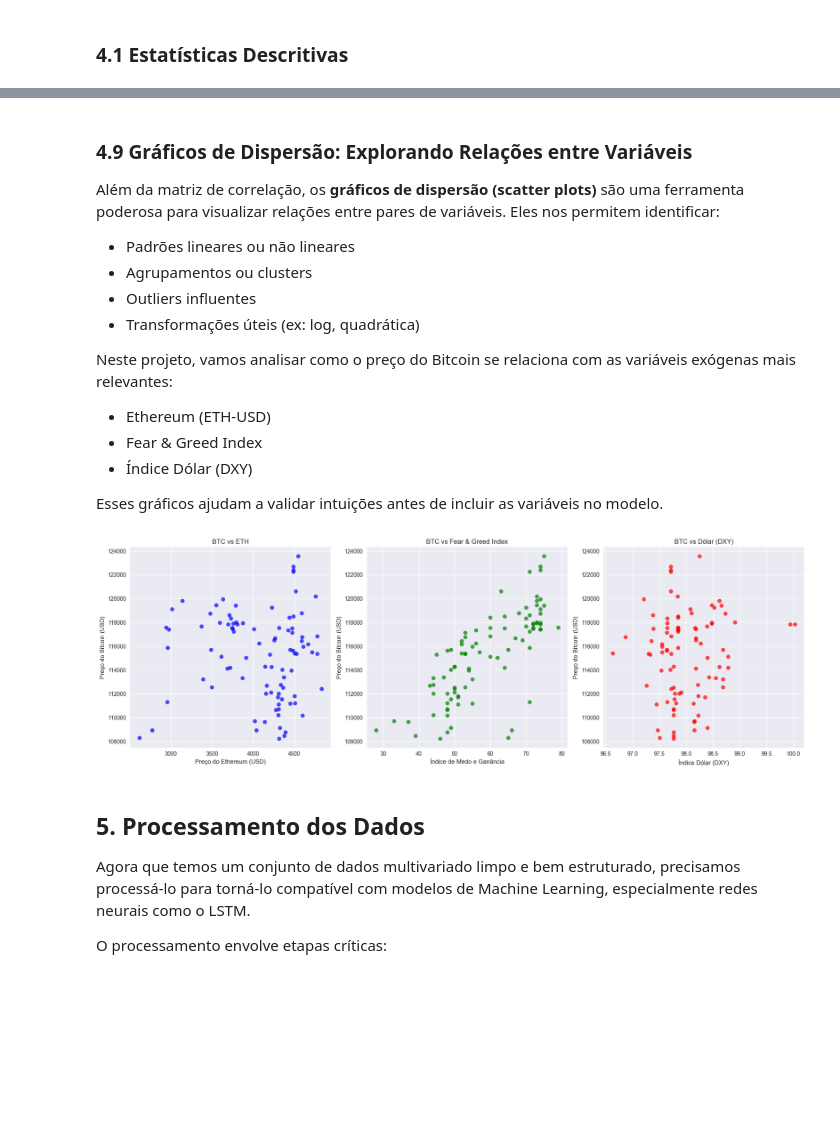
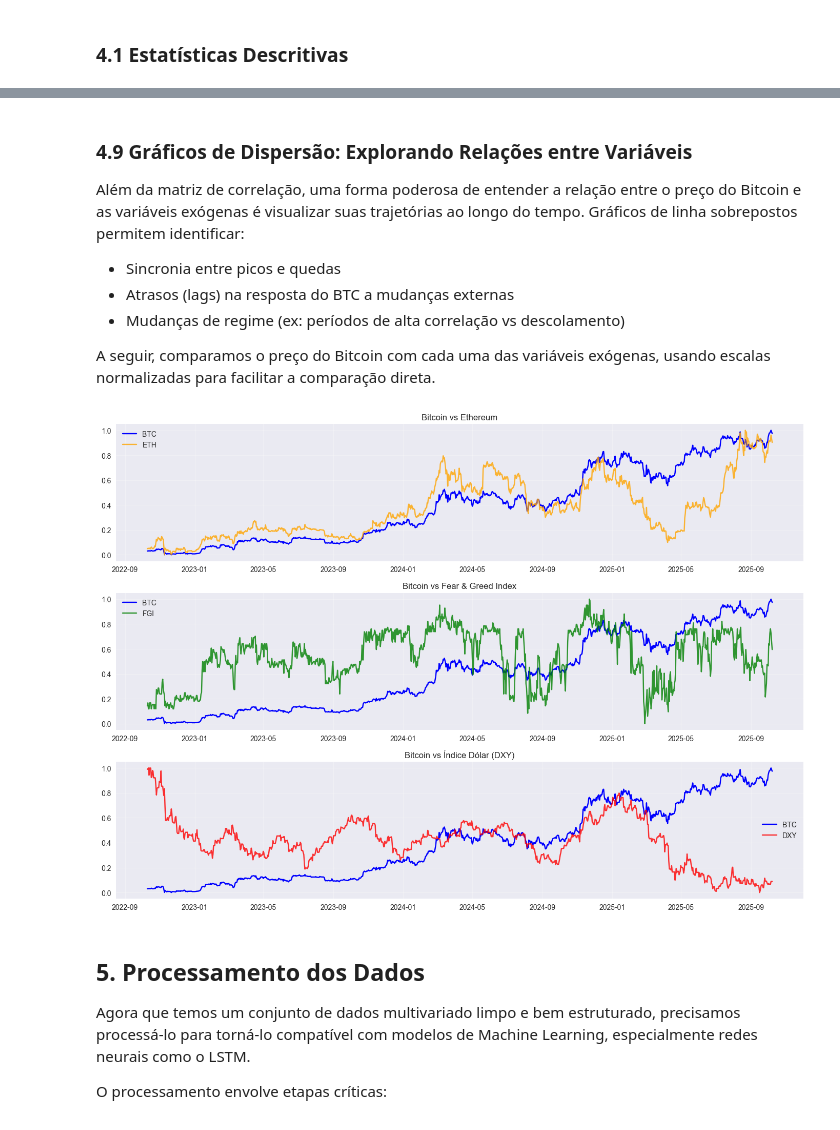
Before and after one commit to alexsoares4a/5mlet_tc_03, a Jupyter notebook: 5mlet_tc_03.ipynb, the cells around one changed output, grey strips where cells are left out. Cells and saved outputs as stored; diff of their text form; code cells hidden in the pictures; blank space fills up the shorter version.

Commit message:
Atualização do notebook para entrega final.

```diff
--- a/5mlet_tc_03.ipynb
+++ b/5mlet_tc_03.ipynb
@@ -510,43 +617,52 @@ Name: btc_close, dtype: float64
 # %% [markdown]
 ### 4.9 Gráficos de Dispersão: Explorando Relações entre Variáveis
 
-Além da matriz de correlação, os **gráficos de dispersão (scatter plots)** são uma ferramenta poderosa para visualizar relações entre pares de variáveis. Eles nos permitem identificar:
-- Padrões lineares ou não lineares
-- Agrupamentos ou clusters
-- Outliers influentes
-- Transformações úteis (ex: log, quadrática)
+Além da matriz de correlação, uma forma poderosa de entender a relação entre o preço do Bitcoin e as variáveis exógenas é visualizar suas trajetórias ao longo do tempo. Gráficos de linha sobrepostos permitem identificar:
 
-Neste projeto, vamos analisar como o preço do Bitcoin se relaciona com as variáveis exógenas mais relevantes:
-- Ethereum (ETH-USD)
-- Fear & Greed Index
-- Índice Dólar (DXY)
+- Sincronia entre picos e quedas
+- Atrasos (lags) na resposta do BTC a mudanças externas
+- Mudanças de regime (ex: períodos de alta correlação vs descolamento)
 
-Esses gráficos ajudam a validar intuições antes de incluir as variáveis no modelo.
+
+A seguir, comparamos o preço do Bitcoin com cada uma das variáveis exógenas, usando escalas normalizadas para facilitar a comparação direta.
 # %%
-fig, axes = plt.subplots(1, 3, figsize=(18, 6))
+# Criar cópia com normalização
+df_plot = df_final[['btc_close', 'eth_close', 'fgi', 'dxy']].copy()
+scaler_plot = MinMaxScaler()
+df_plot_scaled = pd.DataFrame(
+    scaler_plot.fit_transform(df_plot),
+    index=df_plot.index,
+    columns=df_plot.columns
+)
+
+# Plotar
+fig, axes = plt.subplots(3, 1, figsize=(14, 10))
 
 # BTC vs ETH
-axes[0].scatter(df_final['eth_close'], df_final['btc_close'], alpha=0.7, color='blue')
-axes[0].set_title('BTC vs ETH')
-axes[0].set_xlabel('Preço do Ethereum (USD)')
-axes[0].set_ylabel('Preço do Bitcoin (USD)')
+axes[0].plot(df_plot_scaled.index, df_plot_scaled['btc_close'], label='BTC', color='blue')
+axes[0].plot(df_plot_scaled.index, df_plot_scaled['eth_close'], label='ETH', color='orange', alpha=0.8)
+axes[0].set_title('Bitcoin vs Ethereum')
+axes[0].legend()
+axes[0].grid(True, alpha=0.3)
 
 # BTC vs FGI
-axes[1].scatter(df_final['fgi'], df_final['btc_close'], alpha=0.7, color='green')
-axes[1].set_title('BTC vs Fear & Greed Index')
-axes[1].set_xlabel('Índice de Medo e Ganância')
-axes[1].set_ylabel('Preço do Bitcoin (USD)')
+axes[1].plot(df_plot_scaled.index, df_plot_scaled['btc_close'], label='BTC', color='blue')
+axes[1].plot(df_plot_scaled.index, df_plot_scaled['fgi'], label='FGI', color='green', alpha=0.8)
+axes[1].set_title('Bitcoin vs Fear & Greed Index')
+axes[1].legend()
+axes[1].grid(True, alpha=0.3)
 
 # BTC vs DXY
-axes[2].scatter(df_final['dxy'], df_final['btc_close'], alpha=0.7, color='red')
-axes[2].set_title('BTC vs Dólar (DXY)')
-axes[2].set_xlabel('Índice Dólar (DXY)')
-axes[2].set_ylabel('Preço do Bitcoin (USD)')
+axes[2].plot(df_plot_scaled.index, df_plot_scaled['btc_close'], label='BTC', color='blue')
+axes[2].plot(df_plot_scaled.index, df_plot_scaled['dxy'], label='DXY', color='red', alpha=0.8)
+axes[2].set_title('Bitcoin vs Índice Dólar (DXY)')
+axes[2].legend()
+axes[2].grid(True, alpha=0.3)
 
 plt.tight_layout()
 plt.show()
 # %% [output]
-[figure, old version]
+[figure, new version]
 # %% [markdown]
 ## **5. Processamento dos Dados**
 
```
Also changed, not shown: parts of 52 cells of this notebook.
